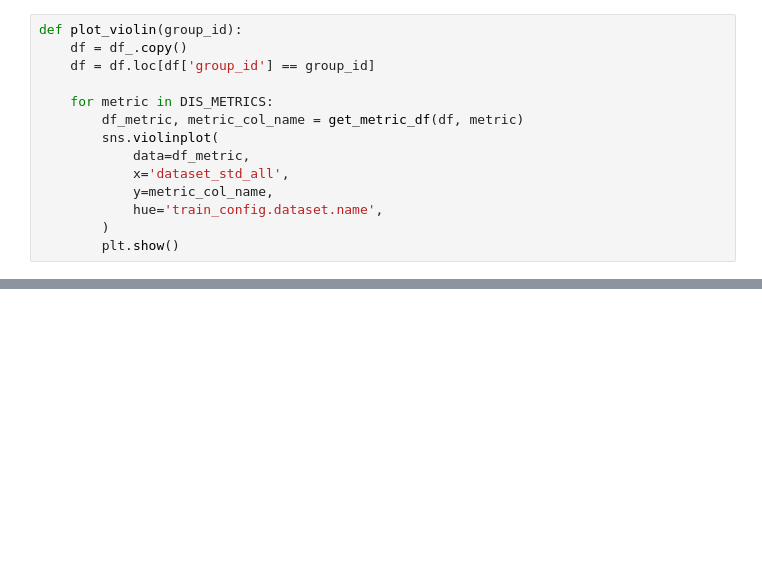
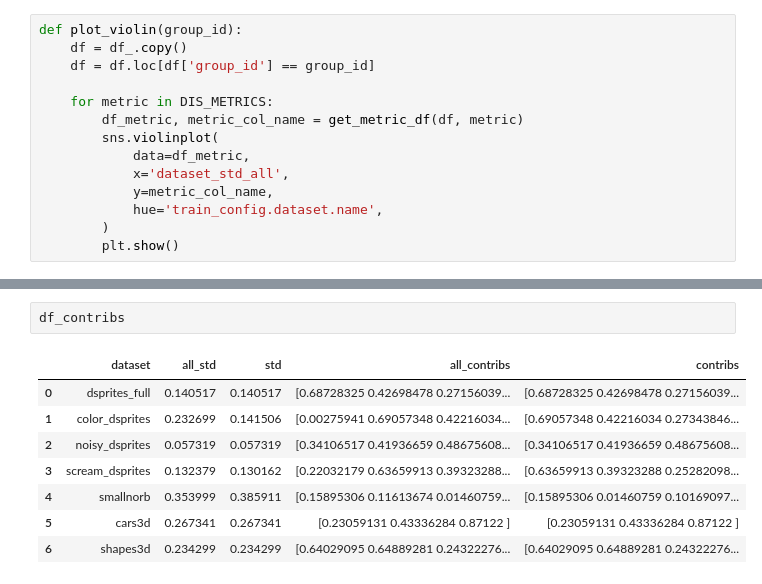
Before and after one commit to homaralex/disentanglement_lib, a Jupyter notebook: plots/notebooks/analyze_hnlpca.ipynb, the cells around one changed output, grey strips where cells are left out. Drawn from its saved outputs; the diff is of its cells as text; blank space fills up the shorter version.

```diff
--- a/plots/notebooks/analyze_hnlpca.ipynb
+++ b/plots/notebooks/analyze_hnlpca.ipynb
@@ -120,0 +156,11 @@ plot_violin('hnlpca_balanced_intrinsic')
+# %%
+df_contribs
+# %% [output]
+|  | dataset | all_std | std | all_contribs | contribs |
+| 0 | dsprites_full | 0.140517 | 0.140517 | [0.68728325 0.42698478 0.27156039... | [0.68728325 0.42698478 0.27156039... |
+| 1 | color_dsprites | 0.232699 | 0.141506 | [0.00275941 0.69057348 0.42216034... | [0.69057348 0.42216034 0.27343846... |
+| 2 | noisy_dsprites | 0.057319 | 0.057319 | [0.34106517 0.41936659 0.48675608... | [0.34106517 0.41936659 0.48675608... |
+| 3 | scream_dsprites | 0.132379 | 0.130162 | [0.22032179 0.63659913 0.39323288... | [0.63659913 0.39323288 0.25282098... |
+| 4 | smallnorb | 0.353999 | 0.385911 | [0.15895306 0.11613674 0.01460759... | [0.15895306 0.01460759 0.10169097... |
+| 5 | cars3d | 0.267341 | 0.267341 | [0.23059131 0.43336284 0.87122 ] | [0.23059131 0.43336284 0.87122 ] |
+| 6 | shapes3d | 0.234299 | 0.234299 | [0.64029095 0.64889281 0.24322276... | [0.64029095 0.64889281 0.24322276... |
```
Also changed, not shown: parts of 6 cells of this notebook.
